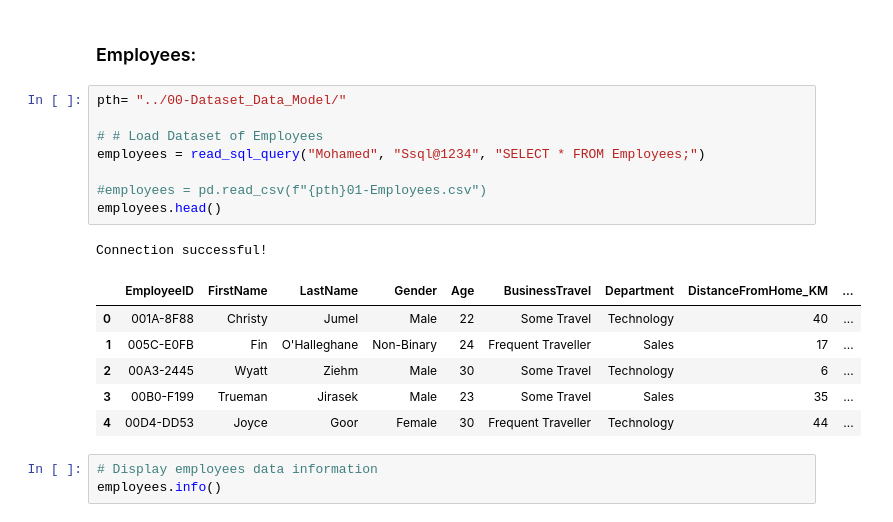
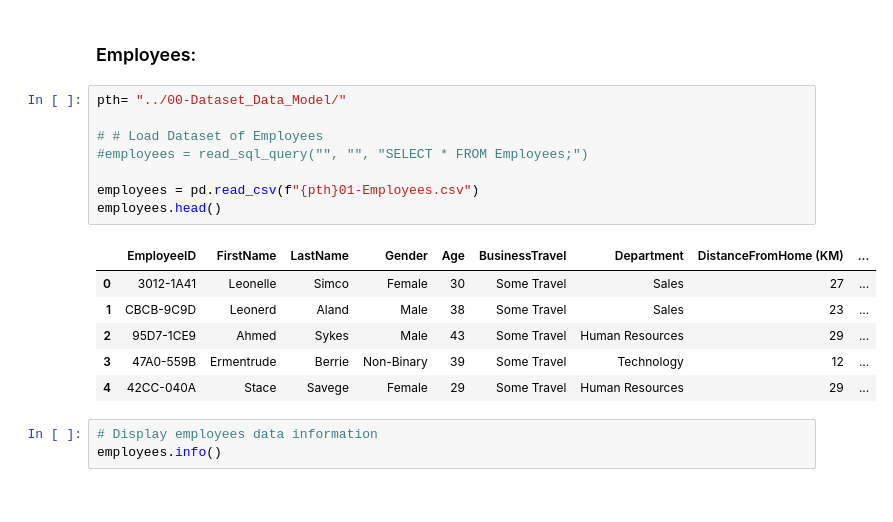
Before and after one commit to 1145267383/HR_Project, a Jupyter notebook: 01-Data_Cleaning/02-Python_Cleaning.ipynb, the cells around one changed output. Drawn from its saved outputs; the diff is of its cells as text.

```diff
--- a/01-Data_Cleaning/02-Python_Cleaning.ipynb
+++ b/01-Data_Cleaning/02-Python_Cleaning.ipynb
@@ -66,19 +66,18 @@ def read_sql_query(username, password, query):
 # %%
 pth= "../00-Dataset_Data_Model/"
 
 # # Load Dataset of Employees
-employees = read_sql_query("Mohamed", "Ssql@1234", "SELECT * FROM Employees;")
+#employees = read_sql_query("", "", "SELECT * FROM Employees;")
 
-#employees = pd.read_csv(f"{pth}01-Employees.csv")
+employees = pd.read_csv(f"{pth}01-Employees.csv")
 employees.head()
 # %% [output]
-Connection successful!
-|  | EmployeeID | FirstName | LastName | Gender | Age | BusinessTravel | Department | DistanceFromHome_KM | ... |
-| 0 | 001A-8F88 | Christy | Jumel | Male | 22 | Some Travel | Technology | 40 | ... |
-| 1 | 005C-E0FB | Fin | O'Halleghane | Non-Binary | 24 | Frequent Traveller | Sales | 17 | ... |
-| 2 | 00A3-2445 | Wyatt | Ziehm | Male | 30 | Some Travel | Technology | 6 | ... |
-| 3 | 00B0-F199 | Trueman | Jirasek | Male | 23 | Some Travel | Sales | 35 | ... |
-| 4 | 00D4-DD53 | Joyce | Goor | Female | 30 | Frequent Traveller | Technology | 44 | ... |
+|  | EmployeeID | FirstName | LastName | Gender | Age | BusinessTravel | Department | DistanceFromHome (KM) | ... |
+| 0 | 3012-1A41 | Leonelle | Simco | Female | 30 | Some Travel | Sales | 27 | ... |
+| 1 | CBCB-9C9D | Leonerd | Aland | Male | 38 | Some Travel | Sales | 23 | ... |
+| 2 | 95D7-1CE9 | Ahmed | Sykes | Male | 43 | Some Travel | Human Resources | 29 | ... |
+| 3 | 47A0-559B | Ermentrude | Berrie | Non-Binary | 39 | Some Travel | Technology | 12 | ... |
+| 4 | 42CC-040A | Stace | Savege | Female | 29 | Some Travel | Human Resources | 29 | ... |
 # %%
 # Display employees data information
 employees.info()
```
Also changed, not shown: parts of 2 cells of this notebook, 2 other files.
